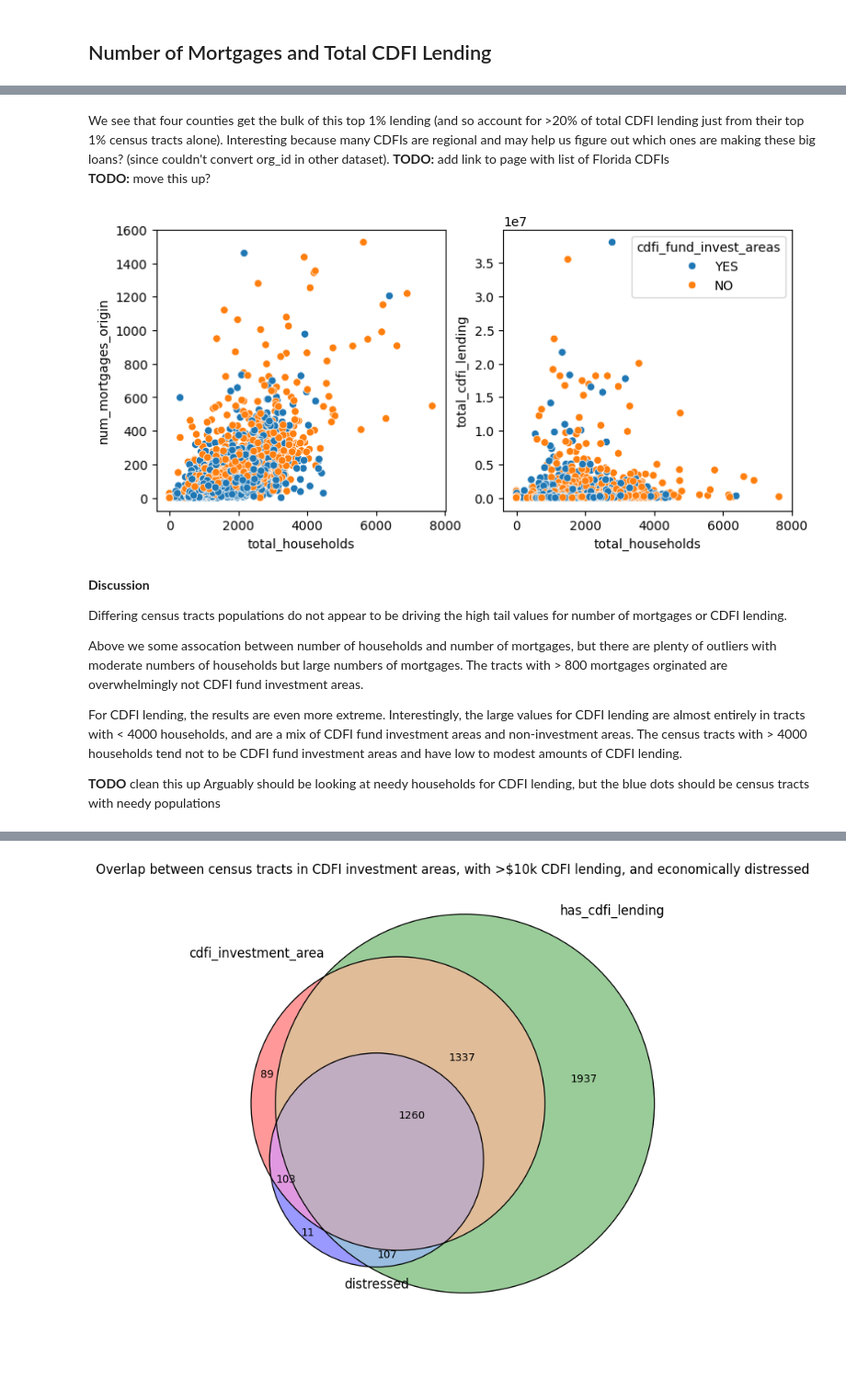
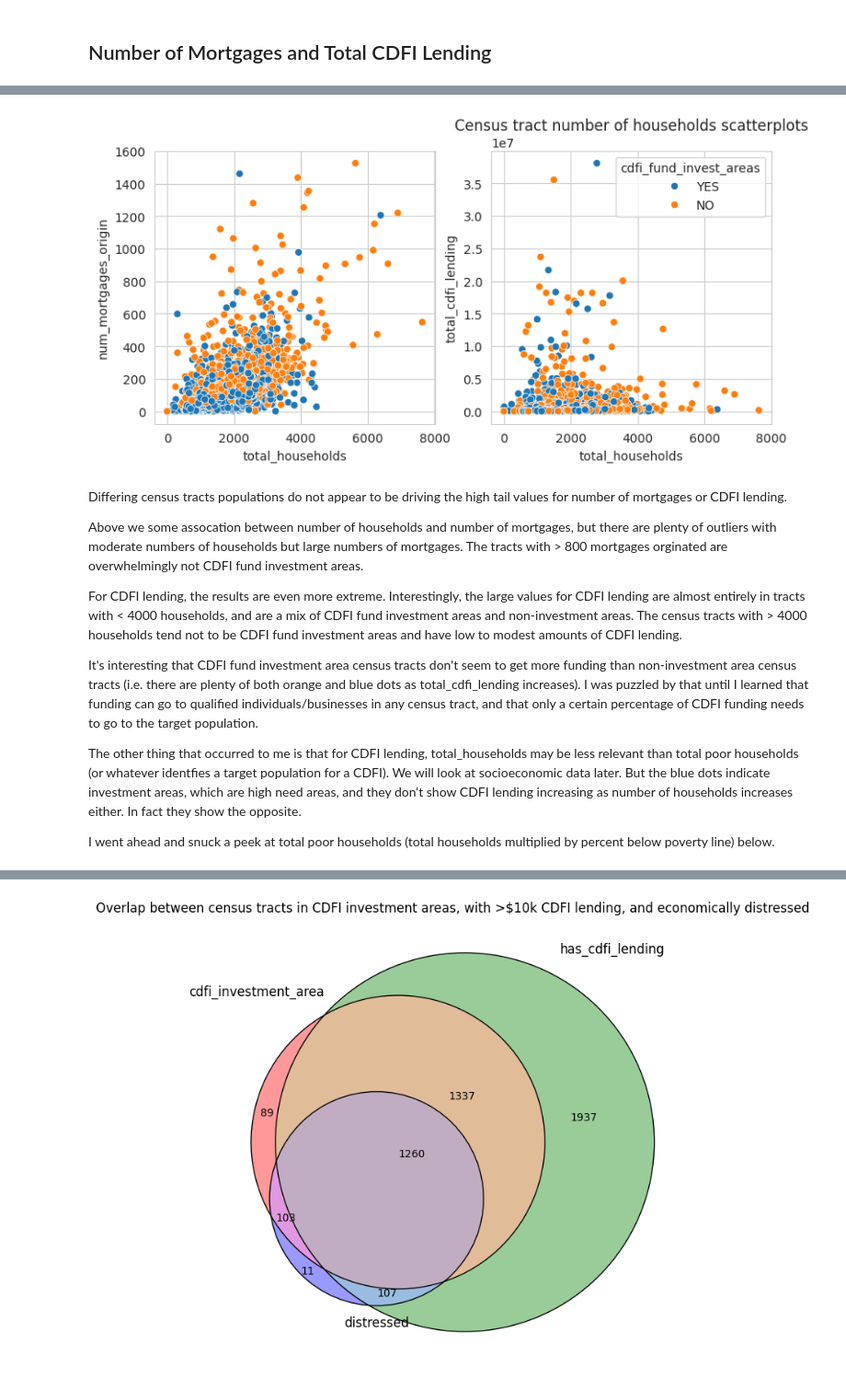
Before and after one commit to datakind/datakit-housing-fall-2024, a Jupyter notebook: DataKindChallenge3.ipynb, the cells around one changed output, grey strips where cells are left out. Shown at 92% size. Saved outputs shown, nothing was run; the diff lists cells and outputs as text; code cells hidden in the pictures; blank space fills up the shorter version.

```diff
--- a/DataKindChallenge3.ipynb
+++ b/DataKindChallenge3.ipynb
@@ -46,8 +61,6 @@ Also, add a boolean column indicating non-negigible CDFI lending, and a column i
 
 version=1.1
 url = f"https://github.com/datakind/datakit-housing-fall-2024/releases/download/v{version}/housing-data.zip"
-#url = 'https://github.com/datakind/datakit-housing-fall-2024/releases/download/v1.1/housing-data.zip'
-#url = 'https://github.com/datakind/datakit-housing-fall-2024/releases/download/v1.0/housing-data.zip
 filename = "housing-data/FL/data_1-FL.csv"
 
 r = requests.get(url)
@@ -66,7 +79,6 @@ if(version==1.1):
       "cdfi_fund_economic_distress" : "economic_distress_pop_agg",
       "county" : "county_name",
       "county_fips_code" : "county",
-      "haz_waste_supp_pctile" : "haz_waste_prox_supp_pctile"
   }
   df=df.rename(columns=column_renames)
 
@@ -83,7 +95,7 @@ df["investment_areas"]=df.investment_areas.apply(lambda x: 1 if x=="YES" else 0)
 #  values are like "101", "010" etc indicating membership in investment_areas, opzone, and qct by digit
 df["venn_key"]=df.apply(lambda x: str(x.investment_areas)[0]+str(x.opzone)[0]+str(x.qct)[0],axis=1)
 
-# make a human friendly version of that column, combining the rare values, to be used for pie charts
+# make a human friendly versions of that column, combining the rare values, to be used for pie charts and histograms
 df["overlap_label"]=df.venn_key.map({
     "000":"none",
     "100":"ia",
@@ -95,6 +107,17 @@ df["overlap_label"]=df.venn_key.map({
     "001":"other"
 })
 
+df["overlap_label2"]=df.venn_key.map({
+    "000":"none",
+    "100":"ia only",
+    "101":"hud",
+    "111":"hud",
+    "110":"hud",
+    "011":"hud",
+    "010":"hud",
+    "001":"hud"
+})
+
 # add a similar column combinining investment_areas, has_cdfi_lending, and economic_distress
 df["venn_ia_hl_ed"]=df.apply(lambda x: str(x.investment_areas)[0]+str("1" if x.has_cdfi_lending else "0")[0]+str("1" if x.economic_distress_pop_agg=="YES" else "0")[0],axis=1)
 
@@ -104,8 +127,8 @@ display(f"dropping rows with missing num_mortgages_origin: {df.num_mortgages_ori
 df.dropna(subset=["num_mortgages_origin","total_cdfi_lending"],inplace=True)
 
 # set percentile columns for cdfi lending and num mortages originated
-df["pctile_cdfi_lending_fl"]=df.total_cdfi_lending.rank(pct=True)
-df["pctile_mortgages_origin_fl"]=df.num_mortgages_origin.rank(pct=True)
+df["pctile_cdfi_lending_fl"]=df.total_cdfi_lending.rank(pct=True)*100
+df["pctile_mortgages_origin_fl"]=df.num_mortgages_origin.rank(pct=True)*100
 
 df.head().T
 # %% [output]
@@ -129,7 +156,7 @@ Read in the other dataset (add info!) from census.gov with population and number
 # %%
 # read in the dataset downloaded from census.gov, which has population and number of households per census tract
 
-url="https://raw.githubusercontent.com/kodiakpony/datakit-housing-fall-2024/refs/heads/main/challenge-3/FL/DECENNIALDP2020.DP1_2024-10-12T222820/DECENNIALDP2020.DP1-Data.csv"
+url="https://raw.githubusercontent.com/datakind/datakit-housing-fall-2024/refs/heads/main/challenge-3/FL/DECENNIALDP2020.DP1_2024-10-12T222820/DECENNIALDP2020.DP1-Data.csv"
 
 population_df_columns={
     "GEO_ID":"full_geoid",
@@ -138,11 +165,9 @@ population_df_columns={
     "DP1_0132C":"total_households"
 }
 
-# the first two rows of the dataset are column descriptions and Florida-wide totals. Extract these and then drop them from dataframe
-dfpop = pd.read_csv(url).loc[:,[*population_df_columns]].rename(columns=population_df_columns)
-pop_descriptions=dfpop.iloc[0]
-pop_florida_totals = dfpop.iloc[1]
-dfpop.drop([0,1],inplace=True)
+# the first two rows of the dataset are column descriptions and Florida-wide totals. Ignore them, as well as unneeded columns in dataframe
+# need to set low_memory=False to avoid a warning because columns have mixed datatypes because of the first two rows being special
+dfpop = pd.read_csv(url,low_memory=False).loc[2:,[*population_df_columns]].rename(columns=population_df_columns)
 
 # make population and households columns numeric, now we've dropped the descriptions row
 dfpop.total_population=dfpop.total_population.astype(int)
@@ -243,18 +351,14 @@ These tracts get 27.4% of overall CDFI lending for the state of Florida
-# %% [markdown]
-We see that four counties get the bulk of this top 1% lending (and so account for >20% of total CDFI lending just from their top 1% census tracts alone). Interesting because many CDFIs are regional and may help us figure out which ones are making these big loans?  (since couldn't convert org_id in other dataset). **TODO:** add link to page with list of Florida CDFIs
-**TODO:** move this up?
 # %%
 fig, axes = plt.subplots(1, 2, figsize=(9,4))
 
 sns.scatterplot(data=df,x="total_households",y="num_mortgages_origin",hue="cdfi_fund_invest_areas",ax=axes[0],legend=False)
 
-sns.scatterplot(df,x="total_households",y="total_cdfi_lending",hue="cdfi_fund_invest_areas",ax=axes[1])
-
+sns.scatterplot(data=df,x="total_households",y="total_cdfi_lending",hue="cdfi_fund_invest_areas",ax=axes[1])
+plt.title("Census tract number of households scatterplots")
 plt.show()
 # %% [output]
-[figure, old version]
+[figure, new version]
 # %% [markdown]
-**Discussion**
 
 Differing census tracts populations do not appear to be driving the high tail values for number of mortgages or CDFI lending.
 
@@ -262,5 +366,8 @@ Above we some assocation between number of households and number of mortgages, b
 
 For CDFI lending, the results are even more extreme. Interestingly, the large values for CDFI lending are almost entirely in tracts with < 4000 households, and are a mix of CDFI fund investment areas and non-investment areas. The census tracts with > 4000 households tend not to be CDFI fund investment areas and have low to modest amounts of CDFI lending.
 
-**TODO** clean this up
-Arguably should be looking at needy households for CDFI lending, but the blue dots should be census tracts with needy populations
+It's interesting that CDFI fund investment area census tracts don't seem to get more funding than non-investment area census tracts (i.e. there are plenty of both orange and blue dots as total_cdfi_lending increases). I was puzzled by that until I learned that funding can go to qualified individuals/businesses in any census tract, and that only a certain percentage of CDFI funding needs to go to the target population.
+
+The other thing that occurred to me is that for CDFI lending, total_households may be less relevant than total poor households (or whatever identfies a target population for a CDFI). We will look at socioeconomic data later. But the blue dots indicate investment areas, which are high need areas, and they don't show CDFI lending increasing as number of households increases either. In fact they show the opposite.
+
+I went ahead and snuck a peek at total poor households (total households multiplied by percent below poverty line) below.
```
Also changed, not shown: parts of 81 cells of this notebook.
